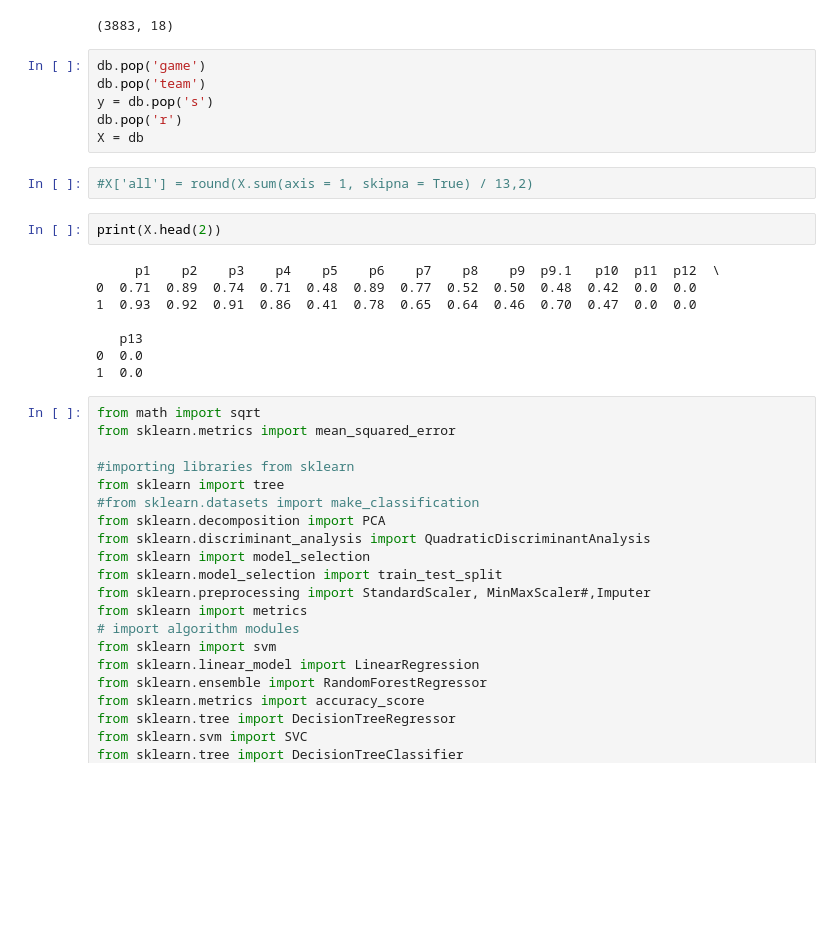
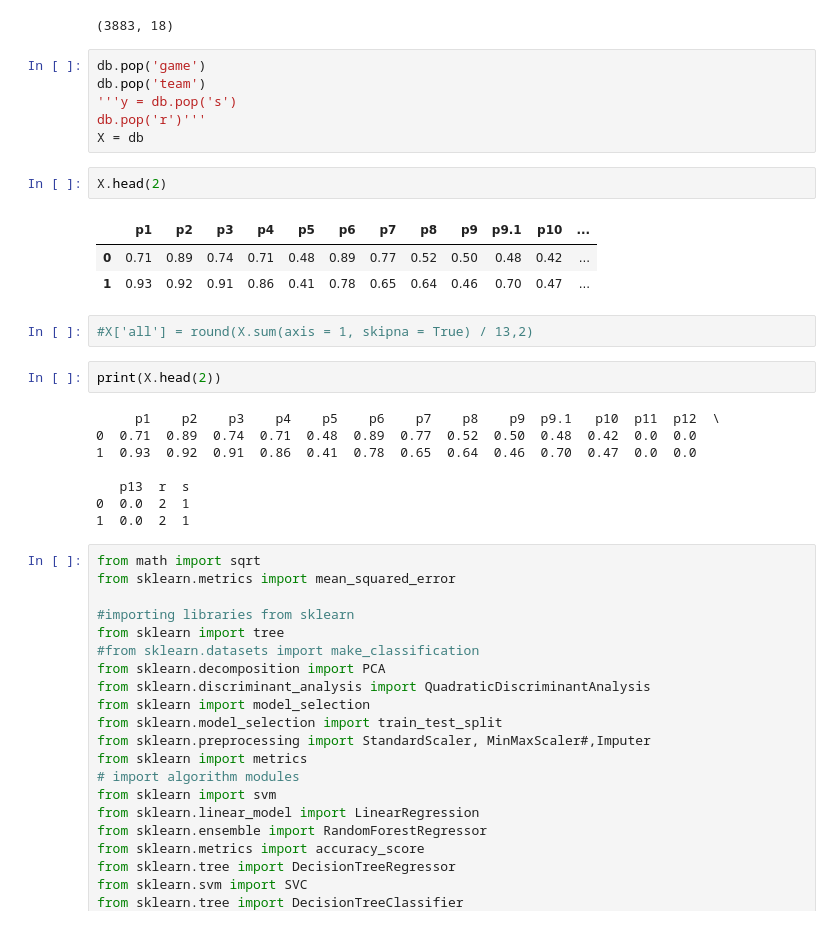
Before and after one commit to tamccullough/nutmeg, a Jupyter notebook: soccer_result_train_regressor.ipynb, the cells around one changed output. Cells and saved outputs as stored; diff of their text form; blank space fills up the shorter version.

```diff
--- a/soccer_result_train_regressor.ipynb
+++ b/soccer_result_train_regressor.ipynb
@@ -82,9 +82,15 @@ print(db.shape)
 # %%
 db.pop('game')
 db.pop('team')
-y = db.pop('s')
-db.pop('r')
+'''y = db.pop('s')
+db.pop('r')'''
 X = db
+# %%
+X.head(2)
+# %% [output]
+|  | p1 | p2 | p3 | p4 | p5 | p6 | p7 | p8 | p9 | p9.1 | p10 | ... |
+| 0 | 0.71 | 0.89 | 0.74 | 0.71 | 0.48 | 0.89 | 0.77 | 0.52 | 0.50 | 0.48 | 0.42 | ... |
+| 1 | 0.93 | 0.92 | 0.91 | 0.86 | 0.41 | 0.78 | 0.65 | 0.64 | 0.46 | 0.70 | 0.47 | ... |
 # %%
 #X['all'] = round(X.sum(axis = 1, skipna = True) / 13,2)
 # %%
@@ -94,9 +100,9 @@ print(X.head(2))
 0  0.71  0.89  0.74  0.71  0.48  0.89  0.77  0.52  0.50  0.48  0.42  0.0  0.0
 1  0.93  0.92  0.91  0.86  0.41  0.78  0.65  0.64  0.46  0.70  0.47  0.0  0.0
 
-   p13
-0  0.0
-1  0.0
+   p13  r  s
+0  0.0  2  1
+1  0.0  2  1
 # %%
 from math import sqrt
 from sklearn.metrics import mean_squared_error
```
Also changed, not shown: parts of 31 cells of this notebook, 5 other files.
